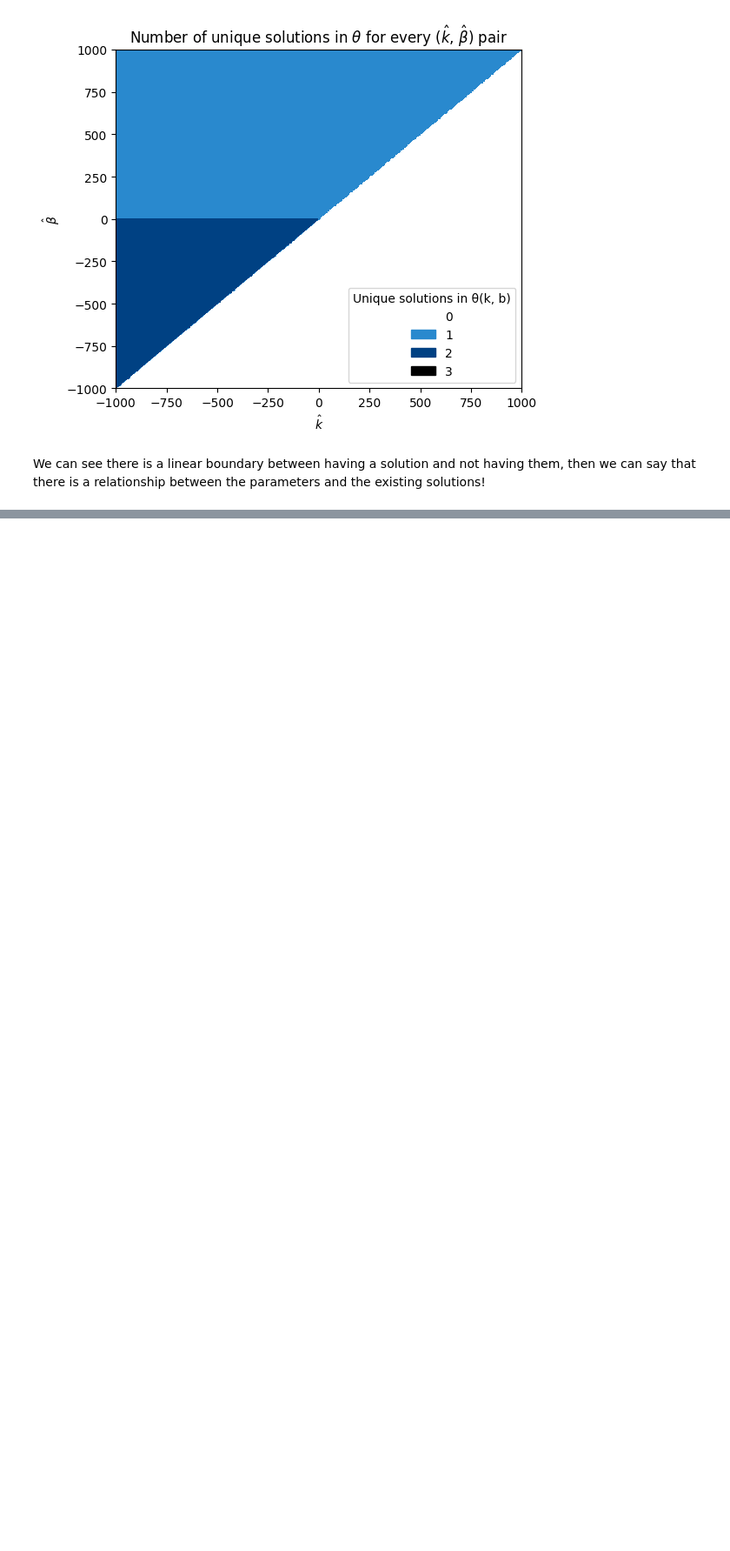
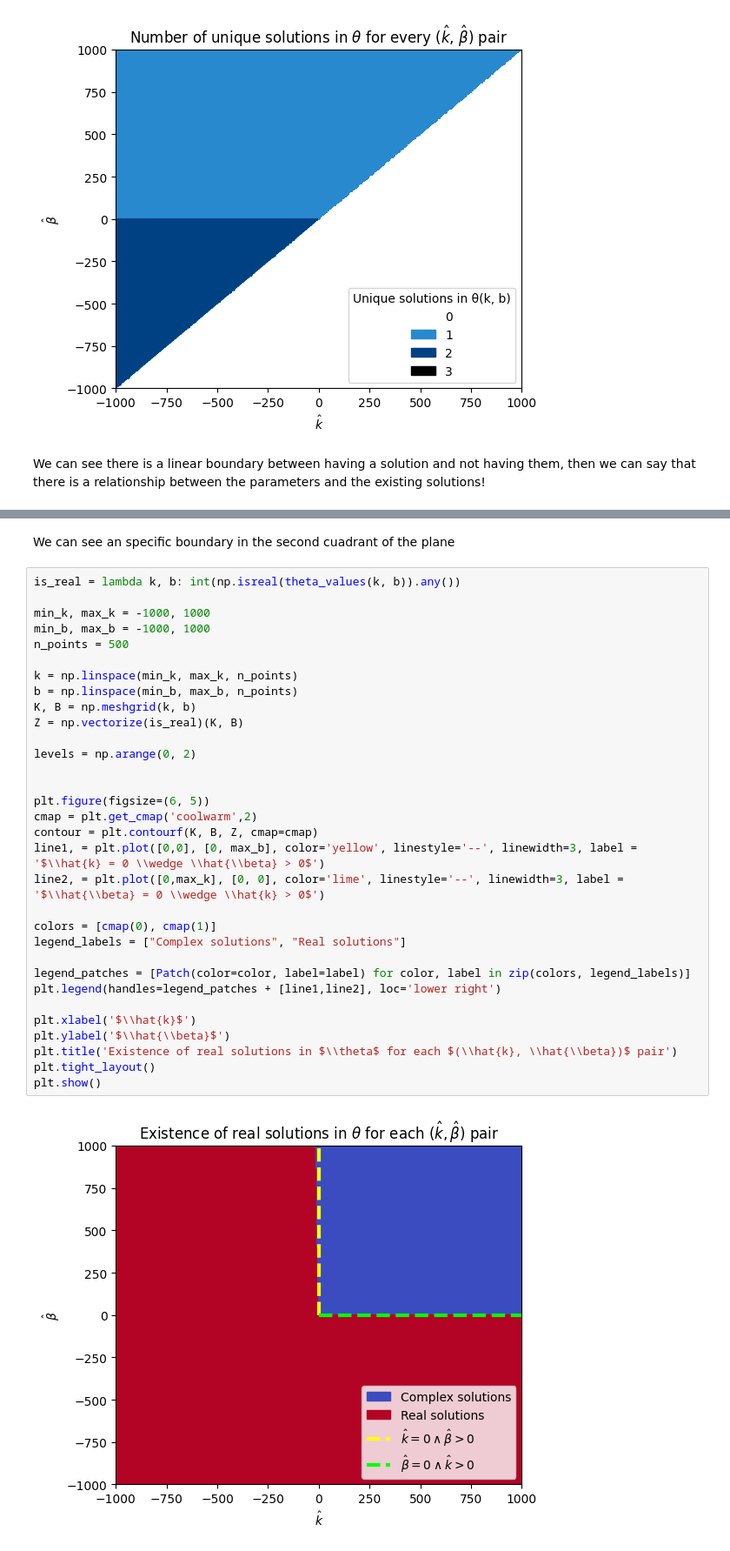
Before and after one commit to omardtl24/Mag_Isol_Numerical, a Jupyter notebook: scripts/Magnetic isolation solutions analysis.ipynb, the cells around one changed output, grey strips where cells are left out. Shown at 87% size. Cells and saved outputs as stored; diff of their text form; blank space fills up the shorter version.

```diff
--- a/scripts/Magnetic isolation solutions analysis.ipynb
+++ b/scripts/Magnetic isolation solutions analysis.ipynb
@@ -80,0 +115,36 @@ plt.show()
+# %% [markdown]
+We can see an specific boundary in the second cuadrant of the plane
+# %%
+is_real = lambda k, b: int(np.isreal(theta_values(k, b)).any())
+
+min_k, max_k = -1000, 1000
+min_b, max_b = -1000, 1000
+n_points = 500
+
+k = np.linspace(min_k, max_k, n_points)
+b = np.linspace(min_b, max_b, n_points)
+K, B = np.meshgrid(k, b)
+Z = np.vectorize(is_real)(K, B)
+
+levels = np.arange(0, 2)
+
+
+plt.figure(figsize=(6, 5))
+cmap = plt.get_cmap('coolwarm',2)
+contour = plt.contourf(K, B, Z, cmap=cmap)
+line1, = plt.plot([0,0], [0, max_b], color='yellow', linestyle='--', linewidth=3, label = '$\\hat{k} = 0 \\wedge \\hat{\\beta} > 0$')
+line2, = plt.plot([0,max_k], [0, 0], color='lime', linestyle='--', linewidth=3, label = '$\\hat{\\beta} = 0 \\wedge \\hat{k} > 0$')
+
+colors = [cmap(0), cmap(1)]
+legend_labels = ["Complex solutions", "Real solutions"]
+
+legend_patches = [Patch(color=color, label=label) for color, label in zip(colors, legend_labels)]
+plt.legend(handles=legend_patches + [line1,line2], loc='lower right')
+
+plt.xlabel('$\\hat{k}$')
+plt.ylabel('$\\hat{\\beta}$')
+plt.title('Existence of real solutions in $\\theta$ for each $(\\hat{k}, \\hat{\\beta})$ pair')
+plt.tight_layout()
+plt.show()
+# %% [output]
+[figure, added]
```
Also changed, not shown: parts of 3 cells of this notebook.
